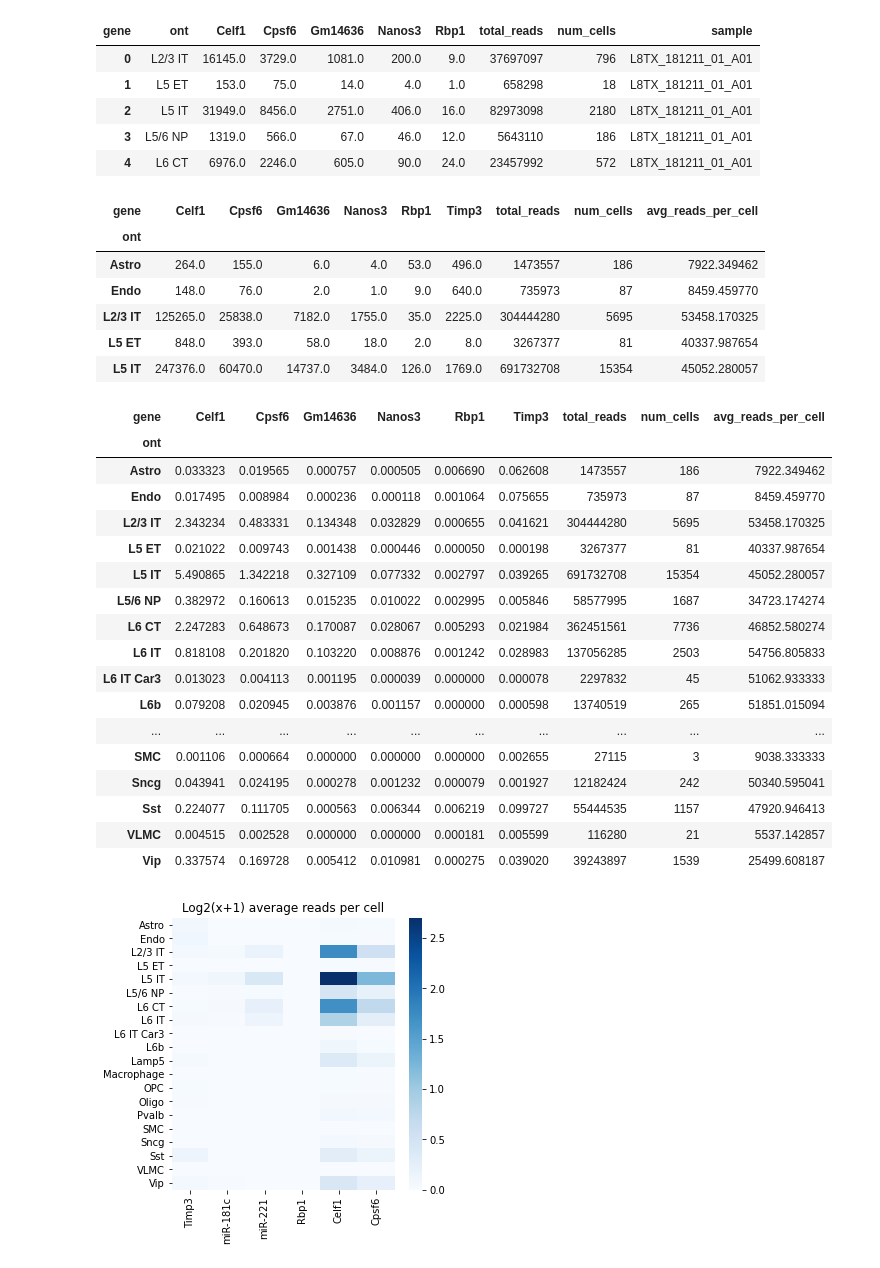
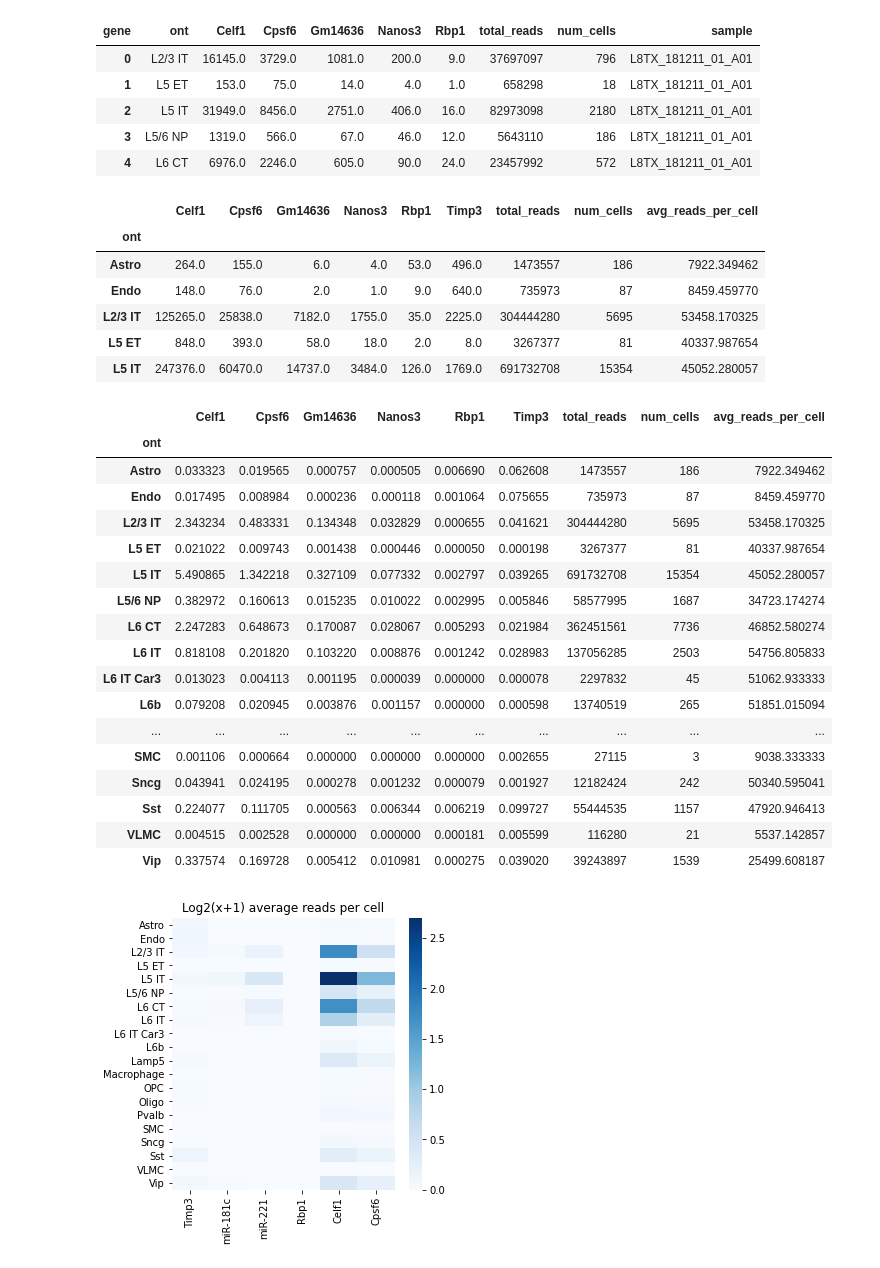
Before and after one commit to salzman-lab/SPRAWL, a Jupyter notebook: analysis/counting_miR_RBPs.ipynb, the cells around one changed output. Cells and saved outputs as stored; diff of their text form; code cells hidden in the pictures.

```diff
--- a/analysis/counting_miR_RBPs.ipynb
+++ b/analysis/counting_miR_RBPs.ipynb
@@ -158,11 +152,12 @@ df.head()
 # %%
 df.to_csv('/scratch/groups/horence/rob/data/MERFISH_scRNAseq/10X_gene_counts/counts.csv',index=False)
 # %%
+df = pd.read_csv('/scratch/groups/horence/rob/data/MERFISH_scRNAseq/10X_gene_counts/counts.csv')
 agg_df = df.groupby(['ont']).sum()
 agg_df['avg_reads_per_cell'] = agg_df['total_reads'].div(agg_df['num_cells'])
 agg_df.head()
 # %% [output]
-| gene | Celf1 | Cpsf6 | Gm14636 | Nanos3 | Rbp1 | Timp3 | total_reads | num_cells | avg_reads_per_cell |
+|  | Celf1 | Cpsf6 | Gm14636 | Nanos3 | Rbp1 | Timp3 | total_reads | num_cells | avg_reads_per_cell |
 | ont |  |  |  |  |  |  |  |  |  |
 | Astro | 264.0 | 155.0 | 6.0 | 4.0 | 53.0 | 496.0 | 1473557 | 186 | 7922.349462 |
 | Endo | 148.0 | 76.0 | 2.0 | 1.0 | 9.0 | 640.0 | 735973 | 87 | 8459.459770 |
@@ -176,7 +171,7 @@ for gene in genes:
 
 agg_df
 # %% [output]
-| gene | Celf1 | Cpsf6 | Gm14636 | Nanos3 | Rbp1 | Timp3 | total_reads | num_cells | avg_reads_per_cell |
+|  | Celf1 | Cpsf6 | Gm14636 | Nanos3 | Rbp1 | Timp3 | total_reads | num_cells | avg_reads_per_cell |
 | ont |  |  |  |  |  |  |  |  |  |
 | Astro | 0.033323 | 0.019565 | 0.000757 | 0.000505 | 0.006690 | 0.062608 | 1473557 | 186 | 7922.349462 |
 | Endo | 0.017495 | 0.008984 | 0.000236 | 0.000118 | 0.001064 | 0.075655 | 735973 | 87 | 8459.459770 |
```
Also changed, not shown: parts of 4 cells of this notebook, 50 other files.
